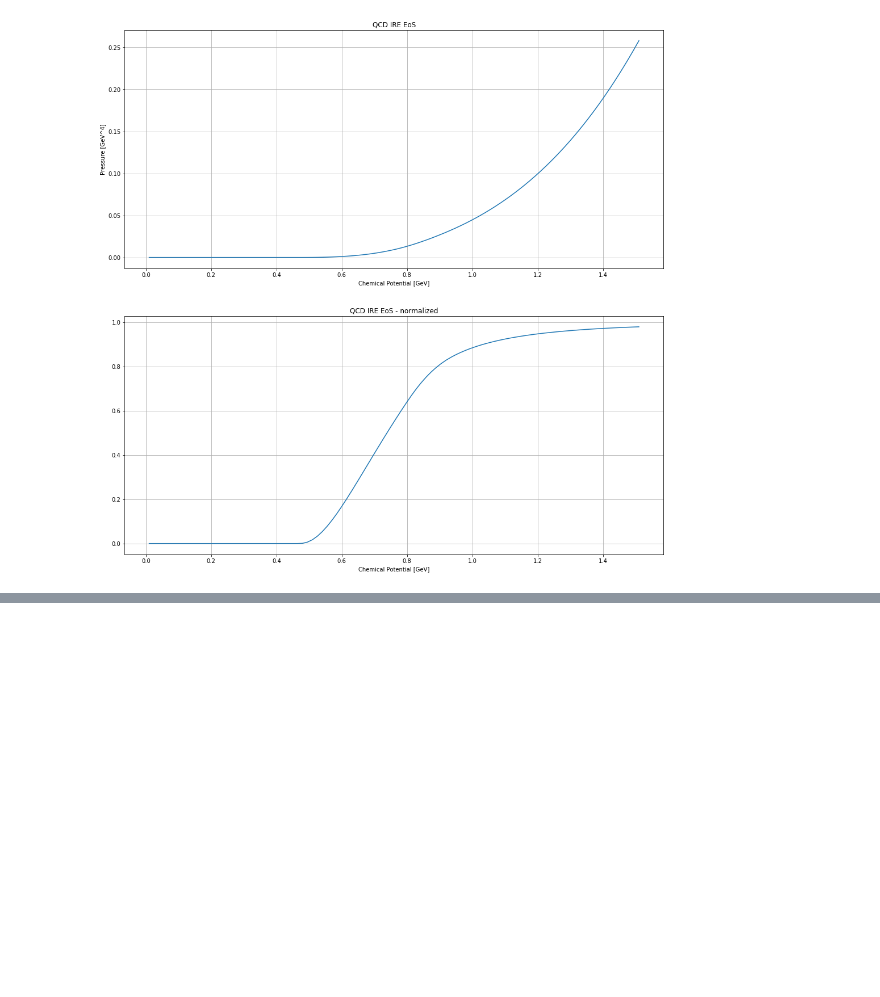
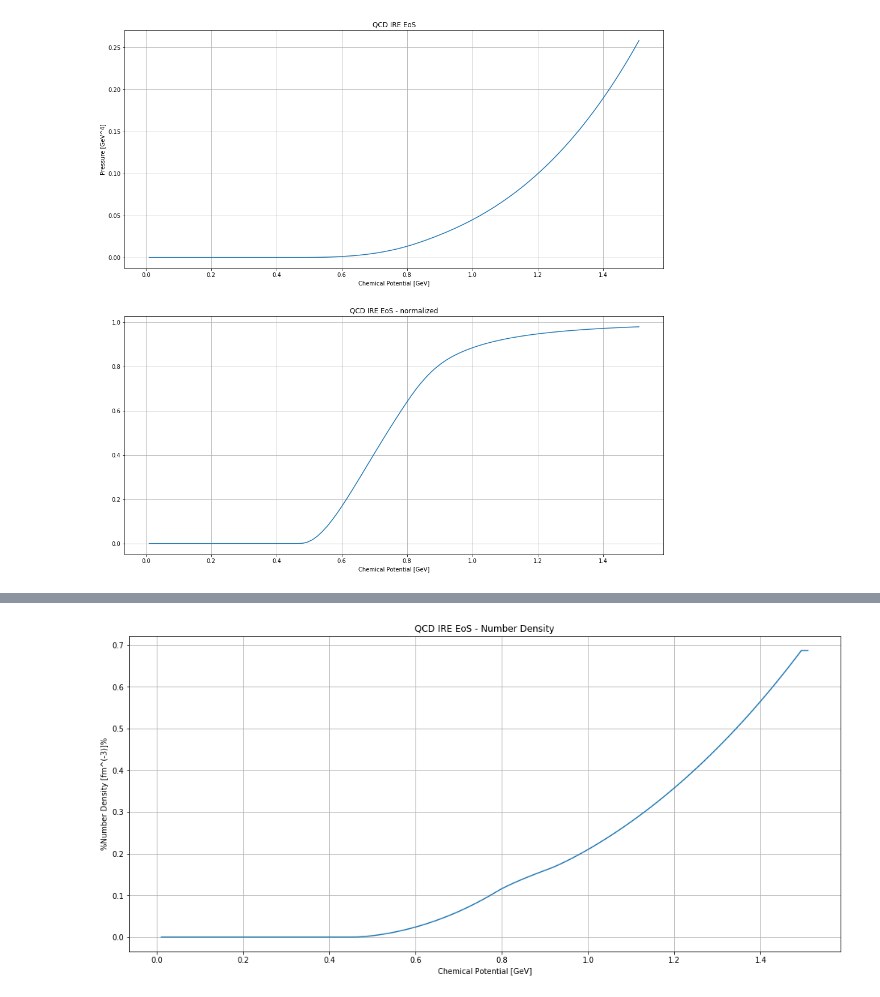
Before and after one commit to rsouza01/gribov_zwanziger, a Jupyter notebook: src/notebooks/Gribov_Zwanziger.ipynb, the cells around one changed output, grey strips where cells are left out. Saved outputs shown, nothing was run; the diff lists cells and outputs as text; code cells hidden in the pictures; blank space fills up the shorter version.

Commit message:
Quark number density function

```diff
--- a/src/notebooks/Gribov_Zwanziger.ipynb
+++ b/src/notebooks/Gribov_Zwanziger.ipynb
@@ -276,0 +315,27 @@ plt.show()
+# %%
+mu_range, f_pressure_zero_T_list
+
+
+x = mu_range
+y = f_pressure_zero_T_list(x)
+
+dy = np.zeros(y.shape,np.float)
+dy[0:-1] = np.diff(y)/np.diff(x)
+dy[-1] = (y[-1] - y[-2])/(x[-1] - x[-2])
+
+mpl.rcParams['figure.figsize'] = (17,17)
+plt.figure()
+
+plt.subplot(211)             # the first subplot in the first figure
+plt.title('QCD IRE EoS - Number Density')
+
+plt.xlabel('Chemical Potential [GeV]')
+plt.ylabel('Number Density [fm^(-3)]')
+
+plt.grid()
+plt.plot(mu_range, dy)
+
+
+plt.show()
+# %% [output]
+[figure, added]
```
Also changed, not shown: parts of 6 cells of this notebook.
